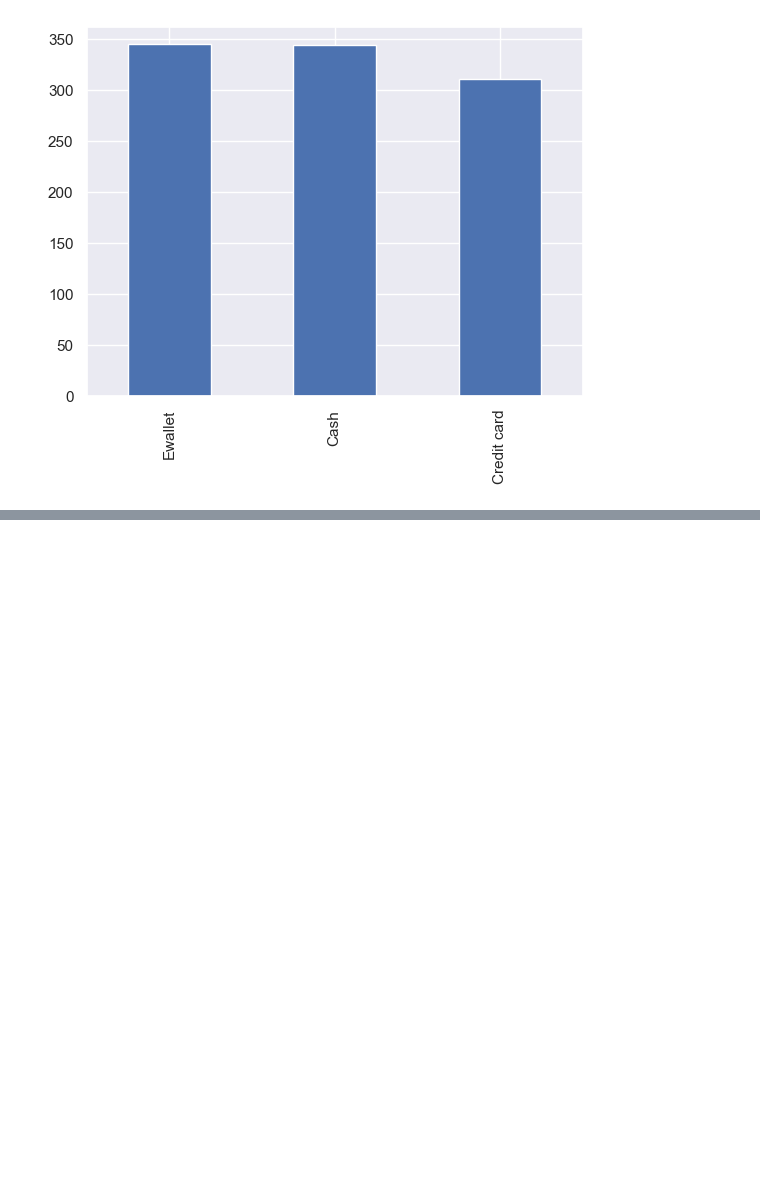
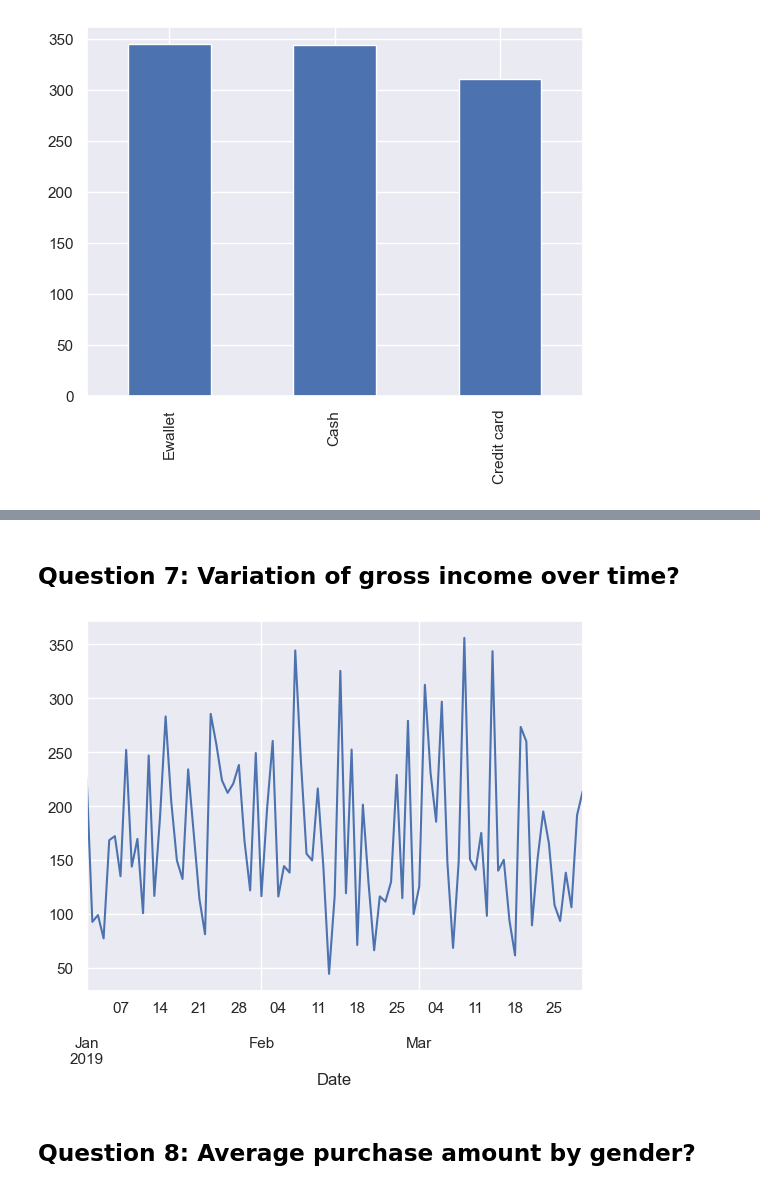
Before and after one commit to Ebube45/Supermarket_analysis, a Jupyter notebook: Supermarket_Analysis.ipynb, the cells around one changed output, grey strips where cells are left out. Saved outputs shown, nothing was run; the diff lists cells and outputs as text; code cells hidden in the pictures; blank space fills up the shorter version.

```diff
--- a/Supermarket_Analysis.ipynb
+++ b/Supermarket_Analysis.ipynb
@@ -287,0 +283,8 @@ sns.histplot(df["Rating"], bins=10, kde=True);
+# %% [markdown]
+## Question 7: Variation of gross income over time?
+# %%
+df.groupby("Date")["gross income"].sum().plot();
+# %% [output]
+[figure, added]
+# %% [markdown]
+## Question 8: Average purchase amount by gender?
```
Also changed, not shown: parts of 7 cells of this notebook, 9 other files.
